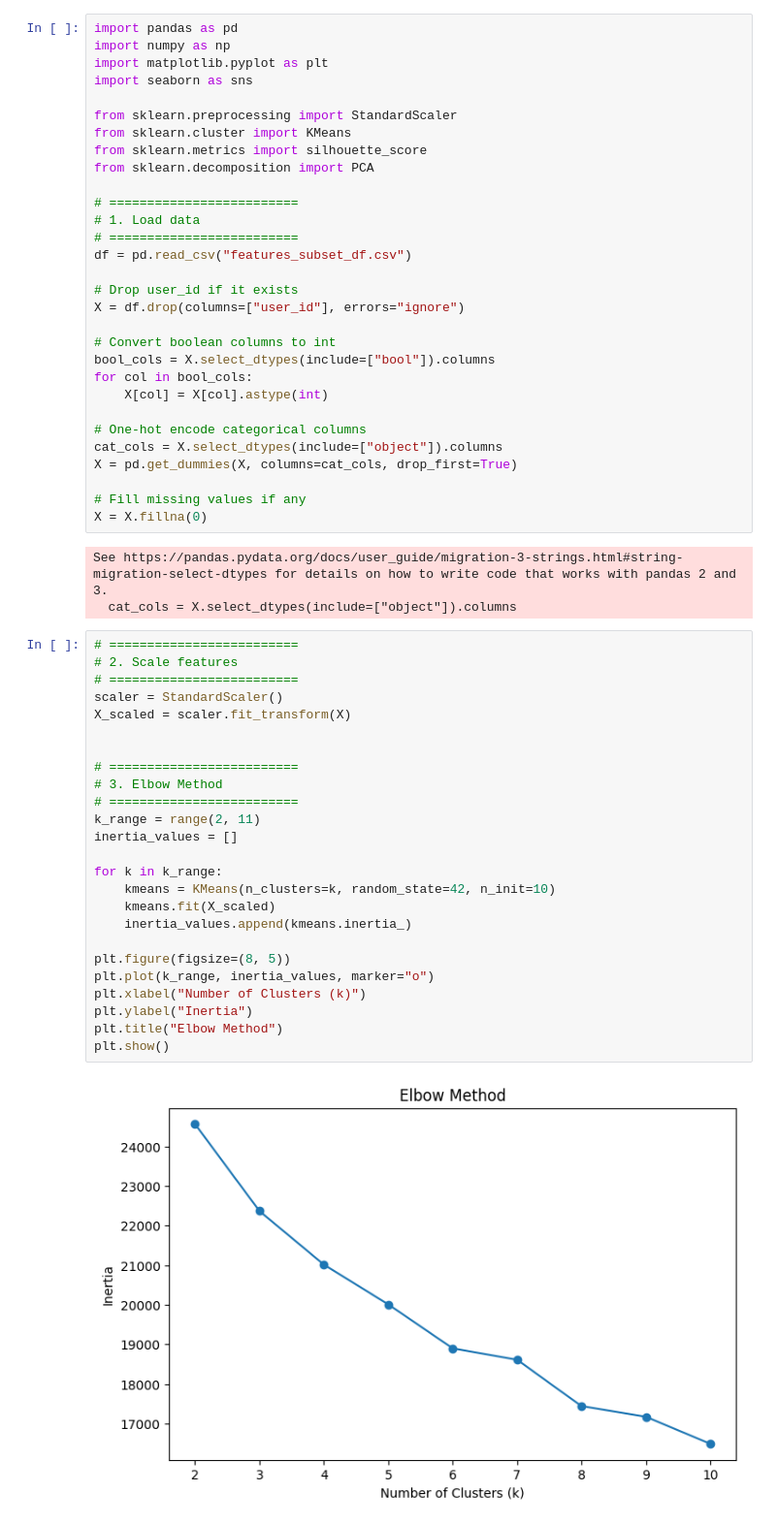
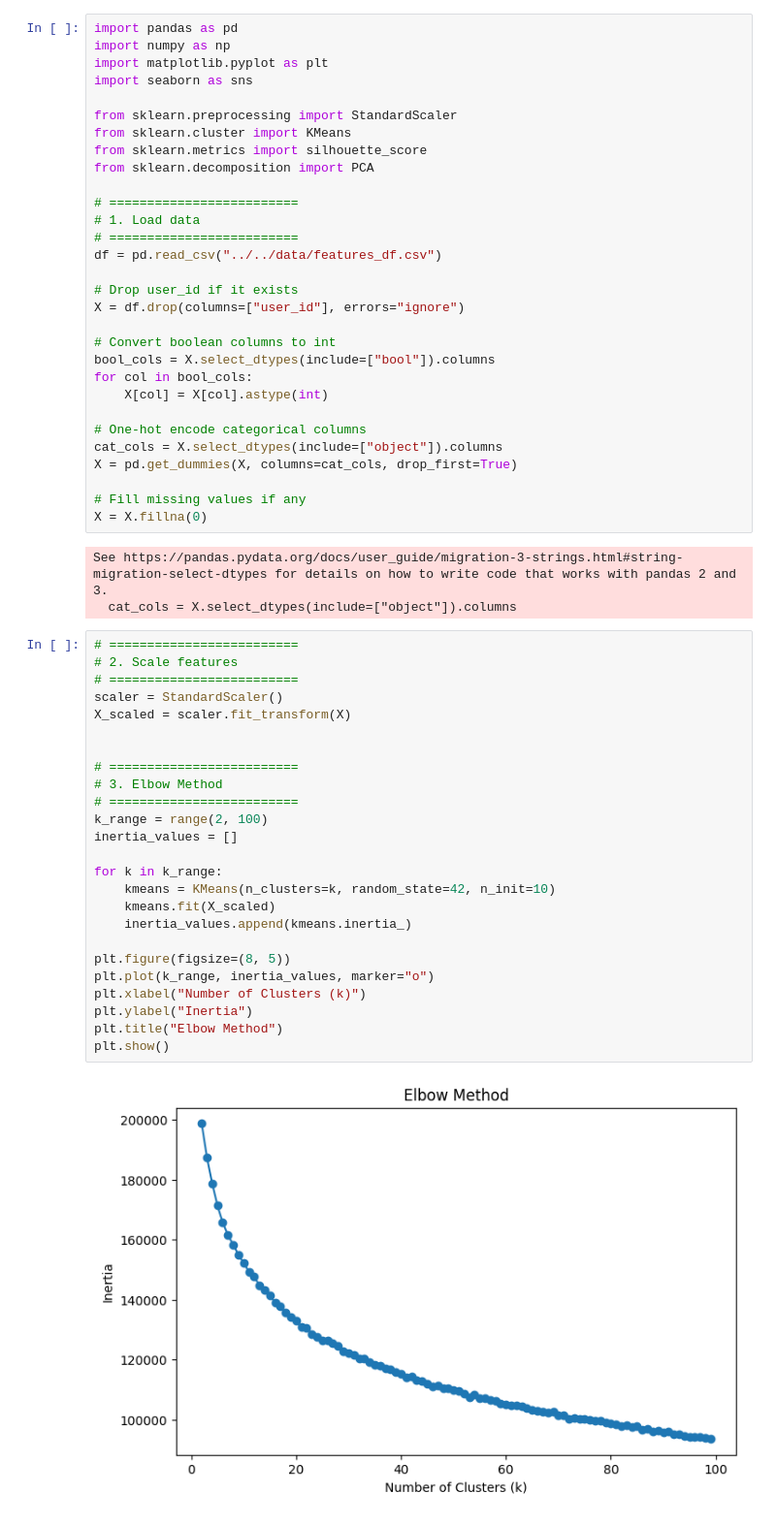
Before and after one commit to sanchitram1/spotdate, a Jupyter notebook: training/models/Kmeans.ipynb, the cells around one changed output. Shown at 97% size. Drawn from its saved outputs; the diff is of its cells as text.

```diff
--- a/training/models/Kmeans.ipynb
+++ b/training/models/Kmeans.ipynb
@@ -12,7 +12,7 @@ from sklearn.decomposition import PCA
 # =========================
 # 1. Load data
 # =========================
-df = pd.read_csv("features_subset_df.csv")
+df = pd.read_csv("../../data/features_df.csv")
 
 # Drop user_id if it exists
 X = df.drop(columns=["user_id"], errors="ignore")
@@ -34,30 +34,30 @@ See https://pandas.pydata.org/docs/user_guide/migration-3-strings.html#string-mi
 # %%
 # =========================
 # 2. Scale features
 # =========================
 scaler = StandardScaler()
 X_scaled = scaler.fit_transform(X)
 
 
 # =========================
 # 3. Elbow Method
 # =========================
-k_range = range(2, 11)
+k_range = range(2, 100)
 inertia_values = []
 
 for k in k_range:
     kmeans = KMeans(n_clusters=k, random_state=42, n_init=10)
     kmeans.fit(X_scaled)
     inertia_values.append(kmeans.inertia_)
 
 plt.figure(figsize=(8, 5))
 plt.plot(k_range, inertia_values, marker="o")
 plt.xlabel("Number of Clusters (k)")
 plt.ylabel("Inertia")
 plt.title("Elbow Method")
 plt.show()
 # %% [output]
-[figure, old version]
+[figure, new version]
 # %%
 # =========================
 # 4. Silhouette Scores
```
Also changed, not shown: parts of 5 cells of this notebook.
